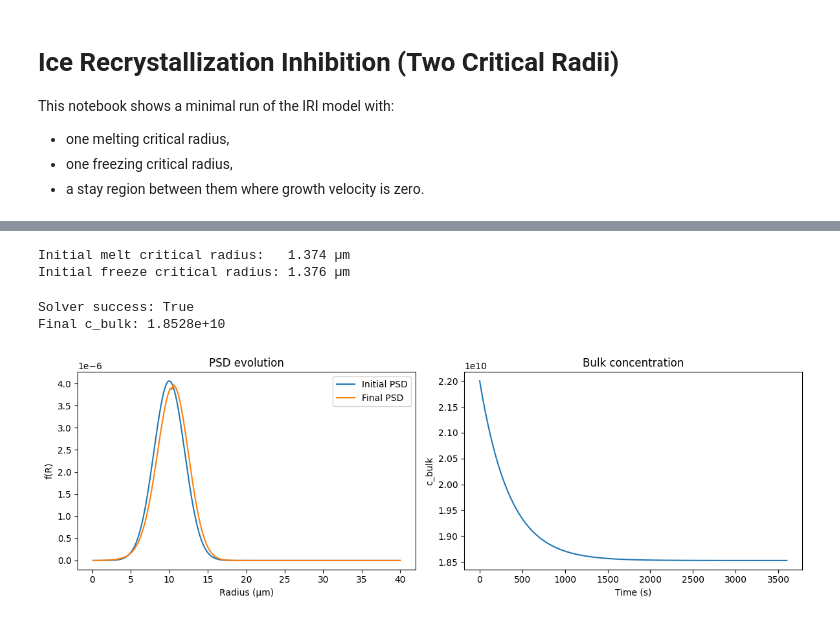
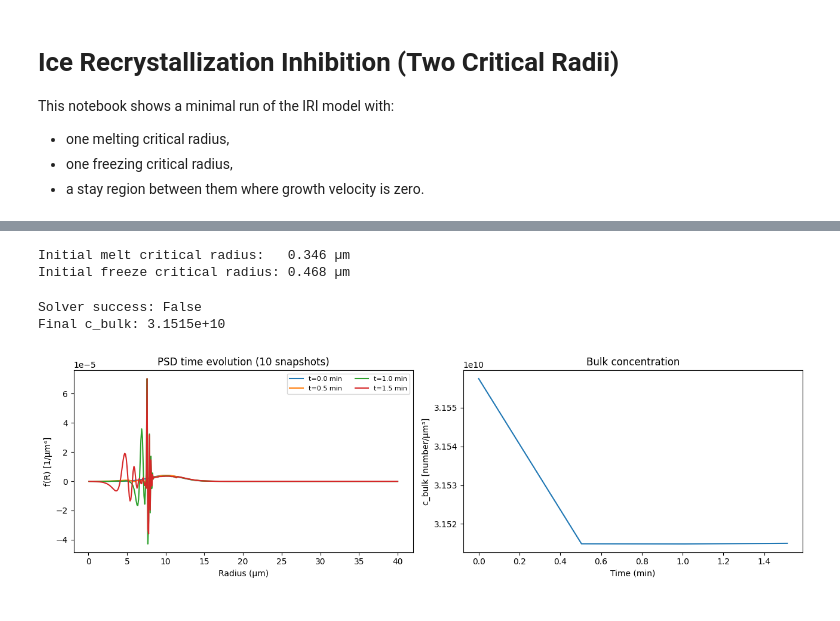
Before and after one commit to jeongmoon2006/Ice_recrystallization_inhibition, a Jupyter notebook: IRI_ODE.ipynb, the cells around one changed output, grey strips where cells are left out. Saved outputs shown, nothing was run; the diff lists cells and outputs as text; code cells hidden in the pictures.

```diff
--- a/IRI_ODE.ipynb
+++ b/IRI_ODE.ipynb
@@ -23,34 +134,34 @@ A = n / (std_R * V * np.sqrt(2.0 * np.pi))
 f_init = A * np.exp(-0.5 * ((R - mean_R) / std_R) ** 2)
 
 # Initial concentration [number/µm^3]
-c_bulk_init = 2.2e10
+c_bulk_init = (c_flat + alpha / mean_R + kf * invL2) * 1.001
 
-# Model parameters
+# Model parameters (computed in previous cell)
 params = {
-    "D": 1120.0,       # [µm^2/s]
-    "rho_ice": 3.04e11, # [number/µm^3]
-    "c_flat": 1.8e10,   # [number/µm^3]
-    "alpha": 5.5e9,     # [number/µm^2]
-    "k1": 3.87e4,       # [number/µm^2]
-    "k2": 3.87e4,       # [number/µm^2]
-    "invL2": 100.0,     # [1/µm]
-    "time_unit": "s",  # 's' (default) or 'ms'
+    "D": D,
+    "rho_ice": rho_ice,
+    "c_flat": c_flat,
+    "alpha": alpha,
+    "k_f": kf,
+    "k_m": km,
+    "invL2": invL2,
+    "time_unit": "ms",  # default unit is now ms
 }
 
 R_melt0, R_freeze0 = critical_radii(c_bulk_init, params)
 print(f"Initial melt critical radius:   {R_melt0:.3f} µm")
 print(f"Initial freeze critical radius: {R_freeze0:.3f} µm")
 # %% [output]
-Initial melt critical radius:   1.374 µm
-Initial freeze critical radius: 1.376 µm
+Initial melt critical radius:   0.346 µm
+Initial freeze critical radius: 0.468 µm
 # %%
-# Run simulation (seconds)
-t_eval = np.linspace(0.0, 3600.0, 120)
+# Run simulation (milliseconds)
+t_eval = np.linspace(0.0, 3600.0 * 1000.0, 120)
 sol = run_simulation(
     f_init=f_init,
     c_bulk_init=c_bulk_init,
     R=R,
-    t_span=(0.0, 3600.0),
+    t_span=(0.0, 3600.0 * 1000.0),
     t_eval=t_eval,
     params=params,
     mode="double",  # uses two critical radii with stay region
@@ -61,24 +172,30 @@ c_bulk_final = sol.y[-1, -1]
 print(f"Solver success: {sol.success}")
 print(f"Final c_bulk: {c_bulk_final:.4e}")
 # %% [output]
-Solver success: True
-Final c_bulk: 1.8528e+10
+Solver success: False
+Final c_bulk: 3.1515e+10
 # %%
-fig, axes = plt.subplots(1, 2, figsize=(12, 4))
+fig, axes = plt.subplots(1, 2, figsize=(13, 4))
 
-axes[0].plot(R, f_init, label="Initial PSD")
-axes[0].plot(R, f_final, label="Final PSD")
+# Plot ~10 PSD snapshots across time
+n_snapshots = 10
+snapshot_idx = np.unique(np.linspace(0, len(sol.t) - 1, n_snapshots, dtype=int))
+
+for idx in snapshot_idx:
+    t_min = sol.t[idx] / 60000.0  # ms -> min
+    axes[0].plot(R, sol.y[:-1, idx], label=f"t={t_min:.1f} min")
+
 axes[0].set_xlabel("Radius (µm)")
 axes[0].set_ylabel("f(R) [1/µm⁴]")
-axes[0].set_title("PSD evolution")
-axes[0].legend()
+axes[0].set_title("PSD time evolution (10 snapshots)")
+axes[0].legend(fontsize=8, ncol=2)
 
-axes[1].plot(sol.t, sol.y[-1, :])
-axes[1].set_xlabel("Time (s)")
+axes[1].plot(sol.t / 60000.0, sol.y[-1, :])  # ms -> min
+axes[1].set_xlabel("Time (min)")
 axes[1].set_ylabel("c_bulk [number/µm³]")
 axes[1].set_title("Bulk concentration")
 
 plt.tight_layout()
 plt.show()
 # %% [output]
-[figure, old version]
+[figure, new version]
```
Also changed, not shown: parts of 2 cells of this notebook, 2 other files.
